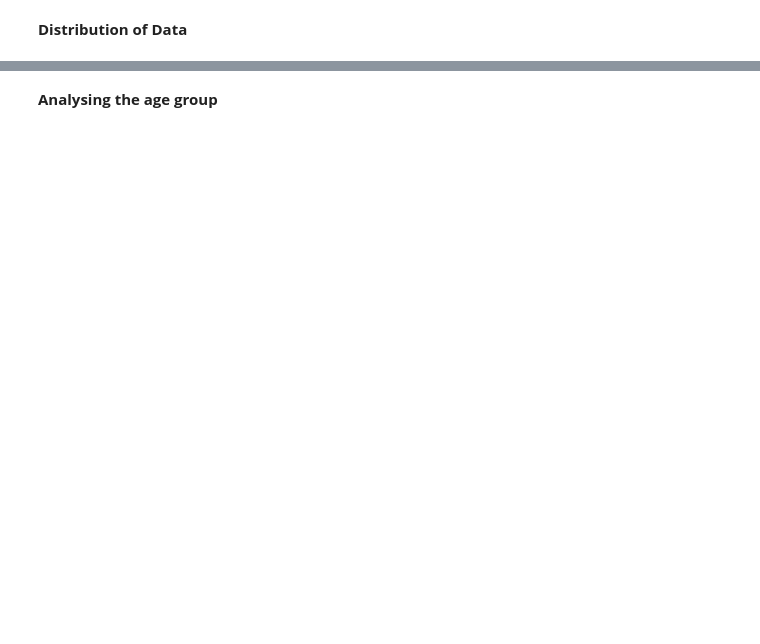
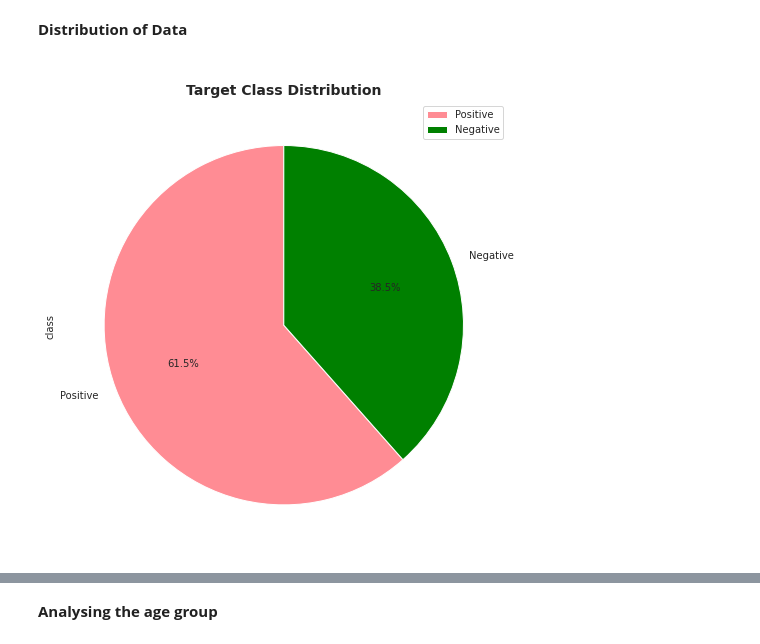
Before and after one commit to nathri/early-diabetes_prediction, a Jupyter notebook: Mini_Projet.ipynb, the cells around one changed output, grey strips where cells are left out. Cells and saved outputs as stored; diff of their text form; code cells hidden in the pictures; blank space fills up the shorter version.

```diff
--- a/Mini_Projet.ipynb
+++ b/Mini_Projet.ipynb
@@ -40,14 +84,17 @@ df
 # %% [markdown]
 **Distribution of Data**
 # %%
-
+red="#ff8c94"
+green="#99ff99"
 sns.set_style("whitegrid")
 plt.figure(figsize=(7,7))
 df["class"].value_counts().plot(kind="pie",colors=[red,'green'],legend=True,labels=["Positive","Negative"],
                                startangle=90,autopct='%1.1f%%')
 plt.title('\nTarget Class Distribution',fontweight='bold',fontsize=14)
 plt.tight_layout()
 plt.show()
+# %% [output]
+[figure, added]
 # %%
 plt.figure(figsize=(12,8))
 ax = sns.countplot(x='Age Group', data=df1, color= red,order=['10-20', '20-30', '30-40', '40-50',
```
Also changed, not shown: parts of 13 cells of this notebook.
